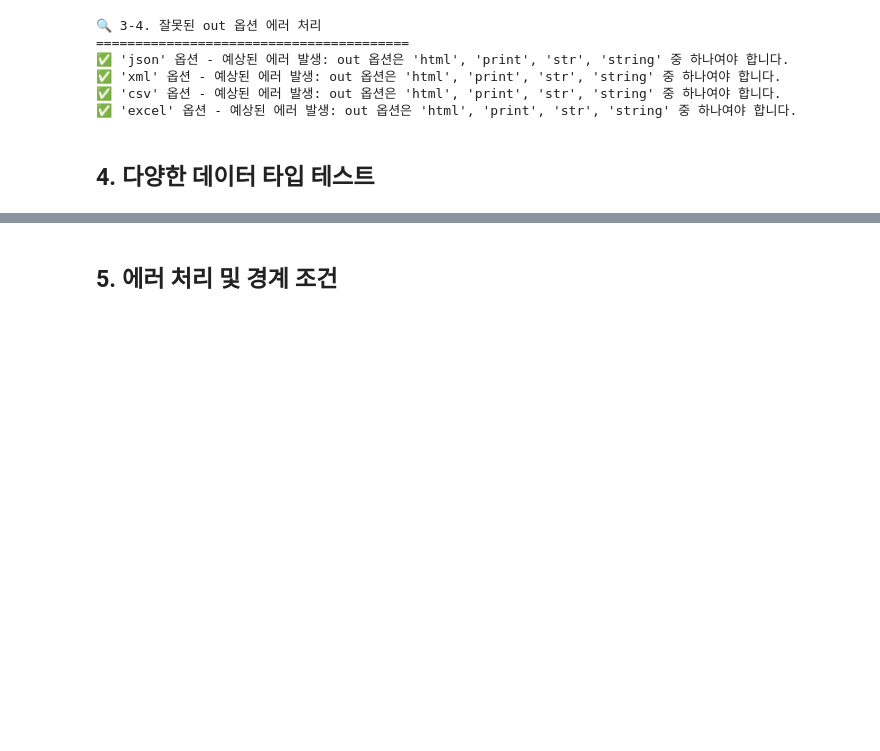
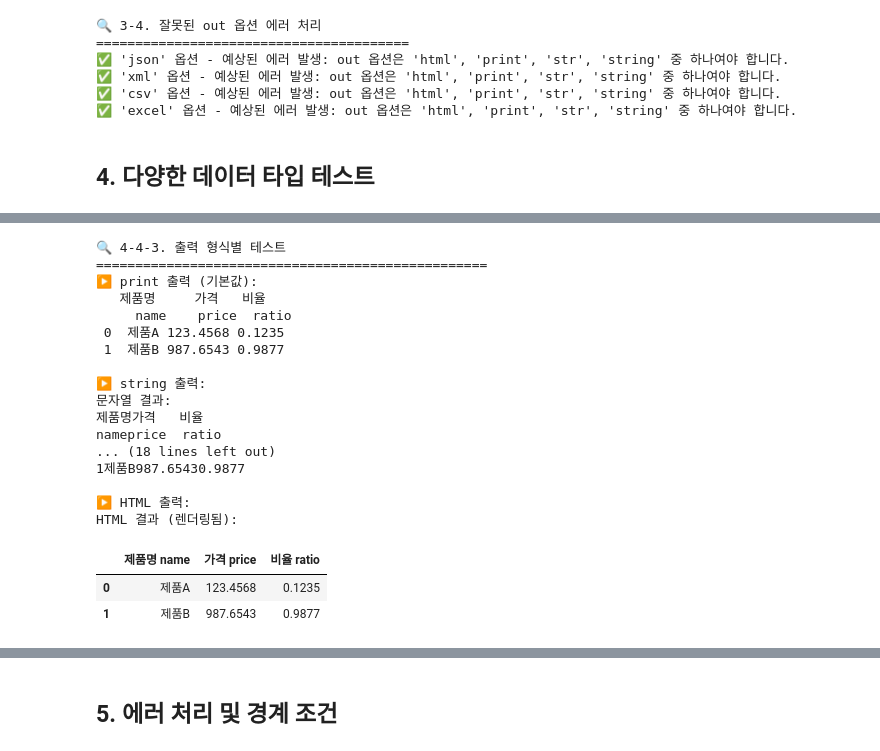
Before and after one commit to c0z0c/jupyter_hangul, a Jupyter notebook: example_usage.ipynb, the cells around one changed output, grey strips where cells are left out. Cells and saved outputs as stored; diff of their text form; code cells hidden in the pictures; blank space fills up the shorter version.

Commit message:
2.1.8 unit_test

```diff
--- a/example_usage.ipynb
+++ b/example_usage.ipynb
@@ -304,0 +468,50 @@ mixed_df.head_att(3)
+# %%
+print("🔍 4-4-3. 출력 형식별 테스트")
+print("=" * 50)
+
+# 간단한 테스트 데이터
+format_test_df = pd.DataFrame({
+    'name': ['제품A', '제품B'],
+    'price': [123.456789, 987.654321],
+    'ratio': [0.12345, 0.98765]
+})
+
+format_test_df.set_head_att({
+    'name': '제품명',
+    'price': '가격',
+    'ratio': '비율'
+})
+
+print("▶️ print 출력 (기본값):")
+format_test_df.head_att(out='print')
+
+print("\n▶️ string 출력:")
+str_result = format_test_df.head_att(out='str')
+print("문자열 결과:")
+print(str_result)
+
+print("\n▶️ HTML 출력:")
+html_result = format_test_df.head_att(out='html')
+print("HTML 결과 (렌더링됨):")
+html_result
+# %% [output]
+🔍 4-4-3. 출력 형식별 테스트
+==================================================
+▶️ print 출력 (기본값):
+   제품명     가격   비율
+     name    price  ratio
+ 0  제품A 123.4568 0.1235
+ 1  제품B 987.6543 0.9877
+
+▶️ string 출력:
+문자열 결과:
+제품명가격   비율
+nameprice  ratio
+... (18 lines left out)
+1제품B987.65430.9877
+
+▶️ HTML 출력:
+HTML 결과 (렌더링됨):
+|  | 제품명 name | 가격 price | 비율 ratio |
+| 0 | 제품A | 123.4568 | 0.1235 |
+| 1 | 제품B | 987.6543 | 0.9877 |
```
Also changed, not shown: parts of 20 cells of this notebook, 2 other files.
